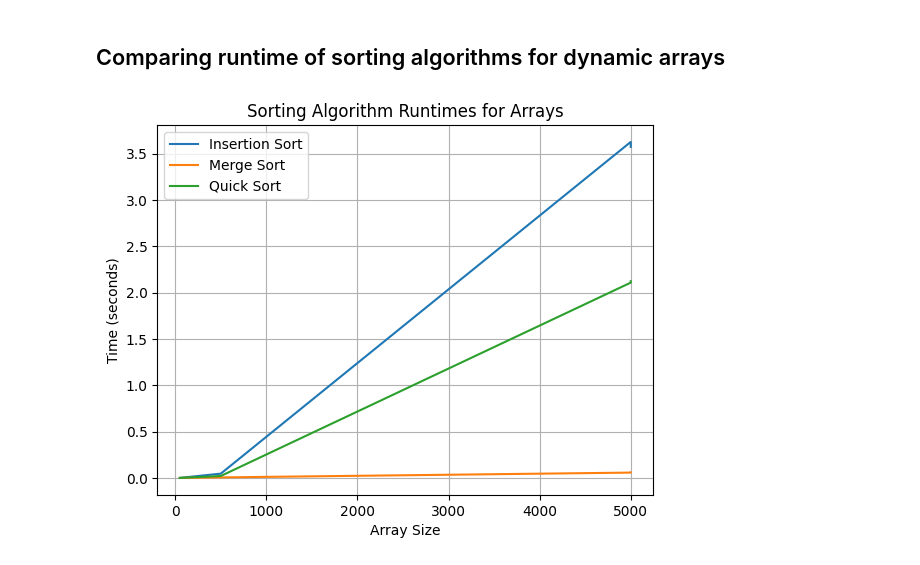
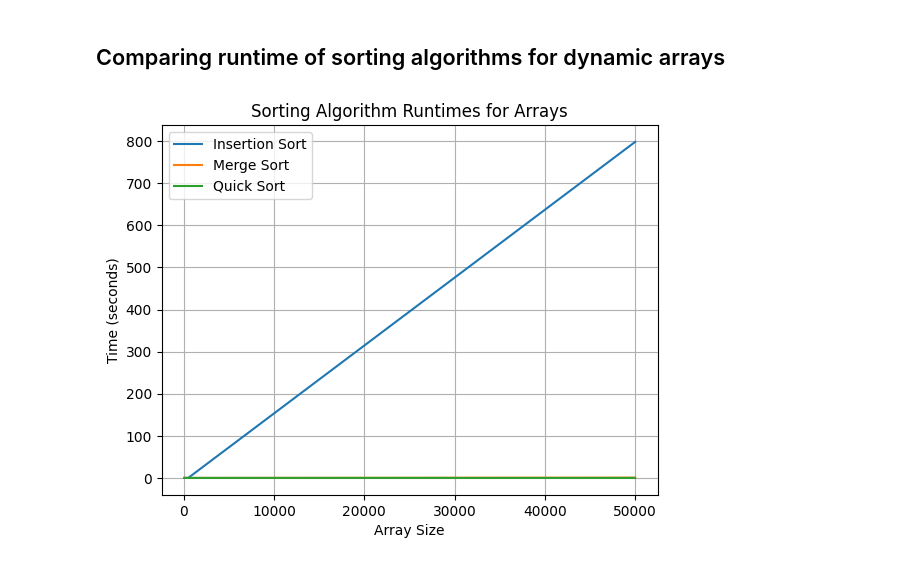
Before and after one commit to RahulHipparkar/DSA-GP1---Campus-Event-Scheduling-System, a Jupyter notebook: GP1_Hipparkar_Holmes_Caceres_Marcu.ipynb, the cells around one changed output. Saved outputs shown, nothing was run; the diff lists cells and outputs as text; code cells hidden in the pictures.

```diff
--- a/GP1_Hipparkar_Holmes_Caceres_Marcu.ipynb
+++ b/GP1_Hipparkar_Holmes_Caceres_Marcu.ipynb
@@ -119,31 +117,30 @@ def create_random_LinkedList(n):
 # %% [markdown]
 ## Comparing runtime of sorting algorithms for dynamic arrays
 # %%
-sys.setrecursionlimit(100000)
 def measure_time(function):
   start = time.time()
   function()
   end= time.time()
   return round(end - start, 5)
 
 merge_sort_runtime = []
 insertion_sort_runtime = []
 quick_sort_runtime = []
 
-size = [50,500,5000,5000]
+size = [50,500,50000]
 for i in size:
     arr = create_random_DynamicArray(i)
     merge_sort_runtime.append(measure_time(lambda: merge_sort(arr)))
     insertion_sort_runtime.append(measure_time(lambda: insertion_sort(arr)))
-    quick_sort_runtime.append(measure_time(lambda: quick_sort(arr)))
+    quick_sort_runtime.append(measure_time(lambda: quick_sort(arr,0,len(arr)-1)))
 
 plt.plot(size, insertion_sort_runtime, label='Insertion Sort')
 plt.plot(size, merge_sort_runtime,label='Merge Sort')
 plt.plot(size, quick_sort_runtime, label='Quick Sort')
 plt.xlabel('Array Size')
 plt.ylabel('Time (seconds)')
 plt.title('Sorting Algorithm Runtimes for Arrays')
 plt.legend()
 plt.grid(True)
 # %% [output]
-[figure, old version]
+[figure, new version]
```
Also changed, not shown: parts of 12 cells of this notebook.
